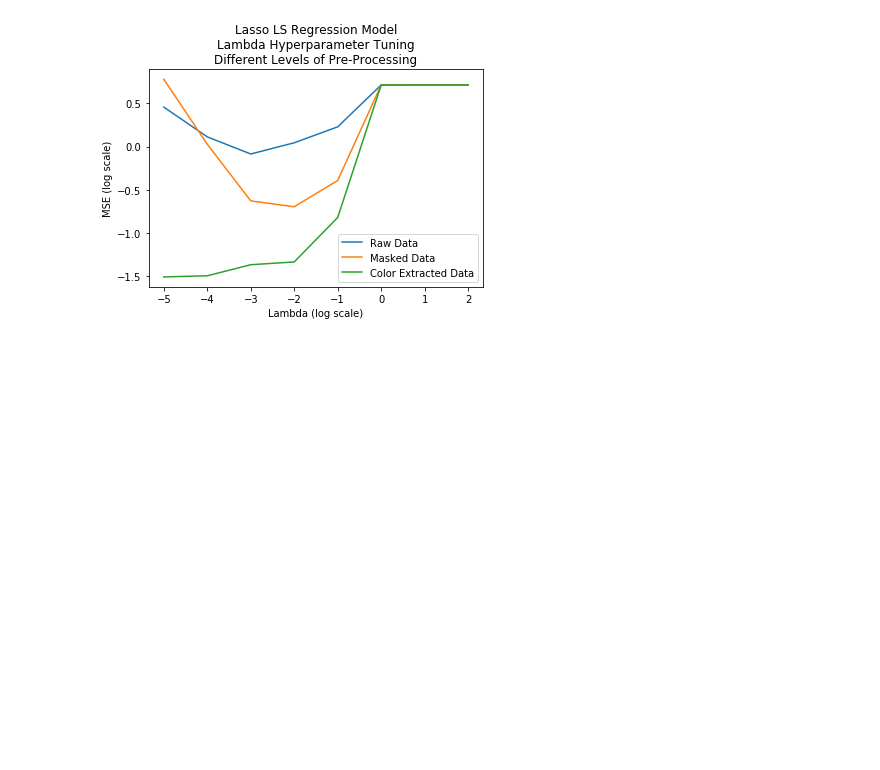
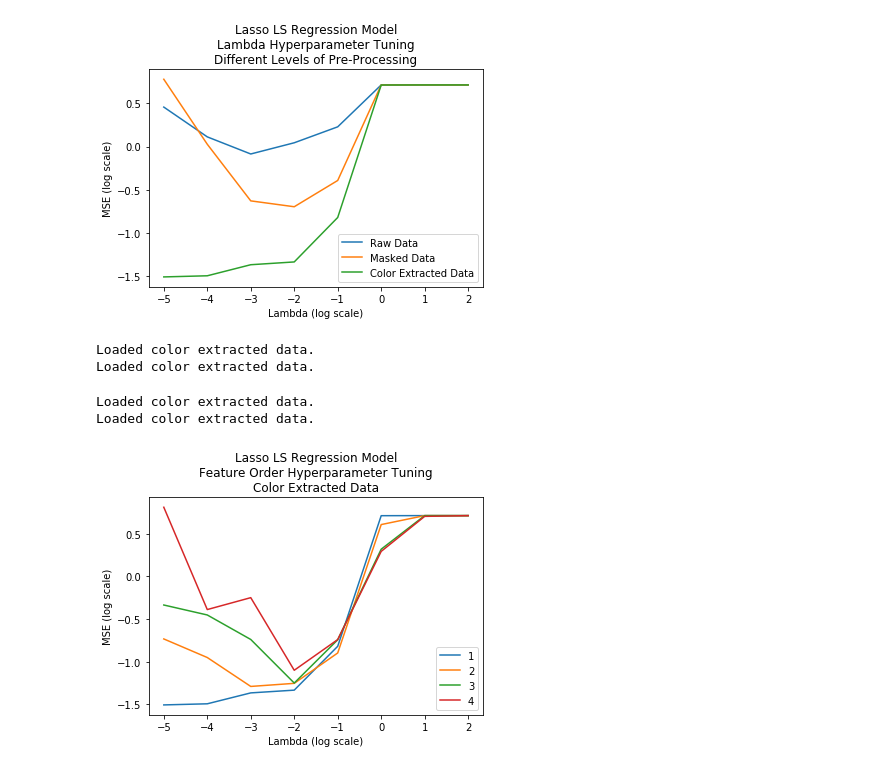
Before and after one commit to mattsit/ph-machine-learning, a Jupyter notebook: ridge_on_different_amounts_of_preprocessing/DifferentPreProcessing.ipynb, the cells around one changed output. Drawn from its saved outputs; the diff is of its cells as text; code cells hidden in the pictures; blank space fills up the shorter version.

```diff
--- a/ridge_on_different_amounts_of_preprocessing/DifferentPreProcessing.ipynb
+++ b/ridge_on_different_amounts_of_preprocessing/DifferentPreProcessing.ipynb
@@ -85,7 +130,8 @@ plt.show()
 # %% [markdown]
 ## Lasso Regression
 # %%
-for X, Y, YScaler in [[raw_X, raw_Y, raw_YScaler], [masked_X, masked_Y, masked_YScaler], [color_extracted_X, color_extracted_Y, color_extracted_YScaler]]:
+for loader in [load_raw, load_masked, load_color]:
+    X, Y, YScaler = loader()
     test_errors = []
     lmdas = [1e-5, 1e-4, 1e-3, 1e-2, 1e-1, 1, 1e1, 1e2]
     for l in lmdas:
@@ -99,3 +145,24 @@ plt.title('Lasso LS Regression Model\nLambda Hyperparameter Tuning\nDifferent Le
 plt.show()
 # %% [output]
 [figure]
+# %%
+polyFeatureList = range(1,5)
+for polyFeatures in polyFeatureList:
+    X, Y, YScaler = load_color(polyFeatures=polyFeatures)
+    test_errors = []
+    lmdas = [1e-5, 1e-4, 1e-3, 1e-2, 1e-1, 1, 1e1, 1e2]
+    for l in lmdas:
+        lasso_m = LassoLSRegressionModel(l)
+        test_errors += [computeTestError(lasso_m, X, Y, YScaler)]
+    plt.plot(np.log10(lmdas), np.log10(test_errors))
+plt.legend(polyFeatureList)
+plt.xlabel('Lambda (log scale)')
+plt.ylabel('MSE (log scale)')
+plt.title('Lasso LS Regression Model\nFeature Order Hyperparameter Tuning\nColor Extracted Data')
+plt.show()
+# %% [output]
+Loaded color extracted data.
+Loaded color extracted data.
+Loaded color extracted data.
+Loaded color extracted data.
+[figure, added]
```
Also changed, not shown: parts of 8 cells of this notebook, 4 other files.
